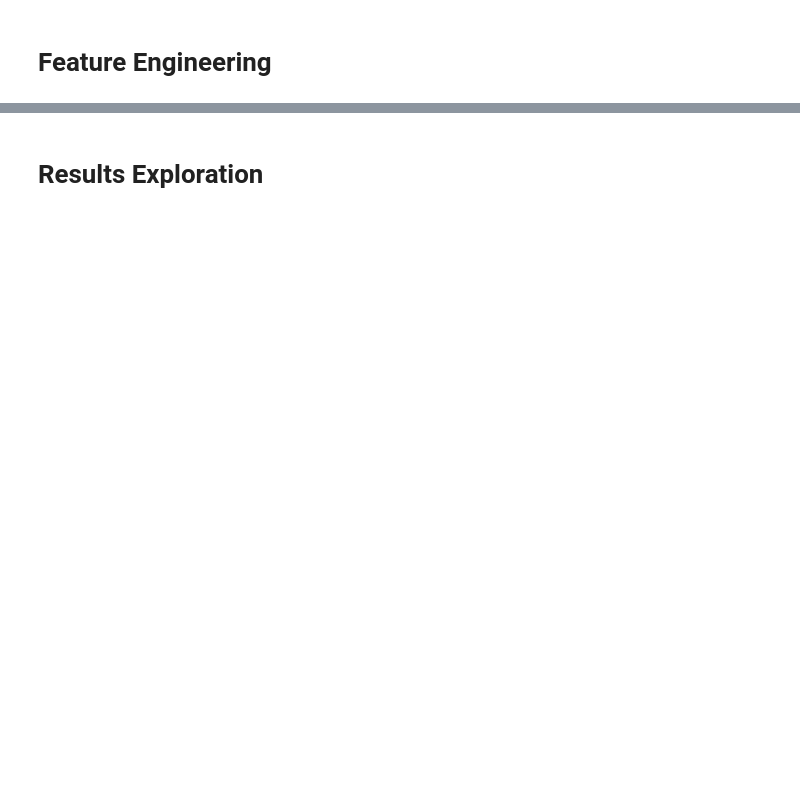
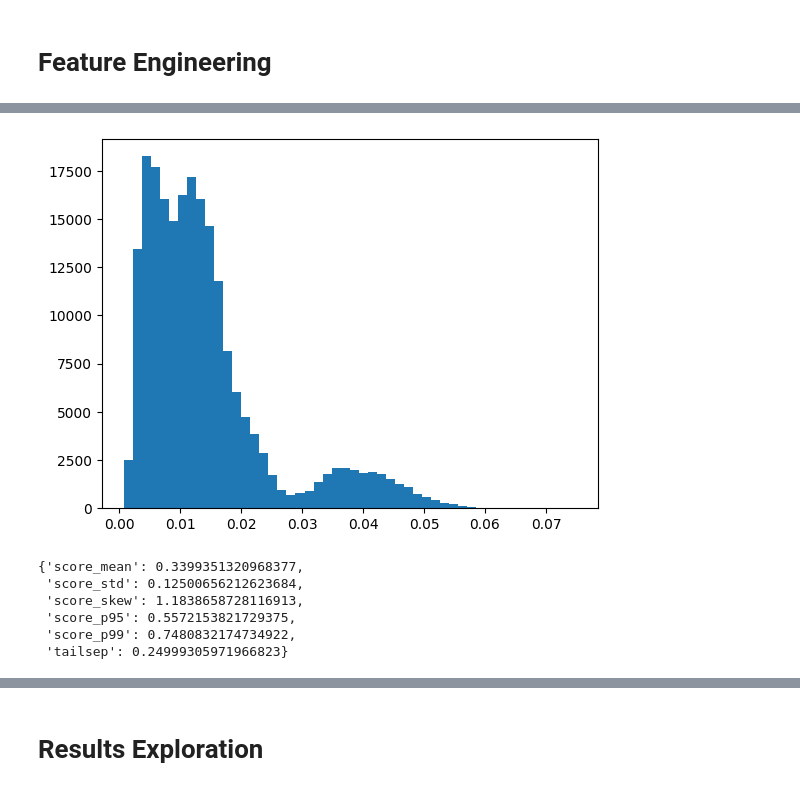
Before and after one commit to aymanfen/RealTimeAnomalyDetection, a Jupyter notebook: notebooks/modelresults.ipynb, the cells around one changed output, grey strips where cells are left out. Saved outputs shown, nothing was run; the diff lists cells and outputs as text; code cells hidden in the pictures; blank space fills up the shorter version.

```diff
--- a/notebooks/modelresults.ipynb
+++ b/notebooks/modelresults.ipynb
@@ -236,0 +117,3 @@ scores.to_csv("ModelScores.csv")
+# %%
+ae=AutoEncoderModel(inputdim=traindf.shape[1],lr=0.001,batchsize=1024,epochs=30)
+trainmodel(ae,traindf)
@@ -236,0 +144,5 @@ scores.to_csv("ModelScores.csv")
+# %%
+aescores=ae.score(testdf)
+plt.hist(aescores,bins=50)
+plt.show()
+# %% [output]
@@ -236,0 +150,11 @@ scores.to_csv("ModelScores.csv")
+[figure, added]
+# %%
+som=SOMModel(inputlen=traindf.shape[1],x=20,y=20,sigma=1,learning_rate=0.5,iterations=10000)
+trainmodel(som,traindf)
+# %% [output]
+{'score_mean': 0.3399351320968377,
+ 'score_std': 0.12500656212623684,
+ 'score_skew': 1.1838658728116913,
+ 'score_p95': 0.5572153821729375,
+ 'score_p99': 0.7480832174734922,
+ 'tailsep': 0.24999305971966823}
```
Also changed, not shown: parts of 45 cells of this notebook, 5 other files.
